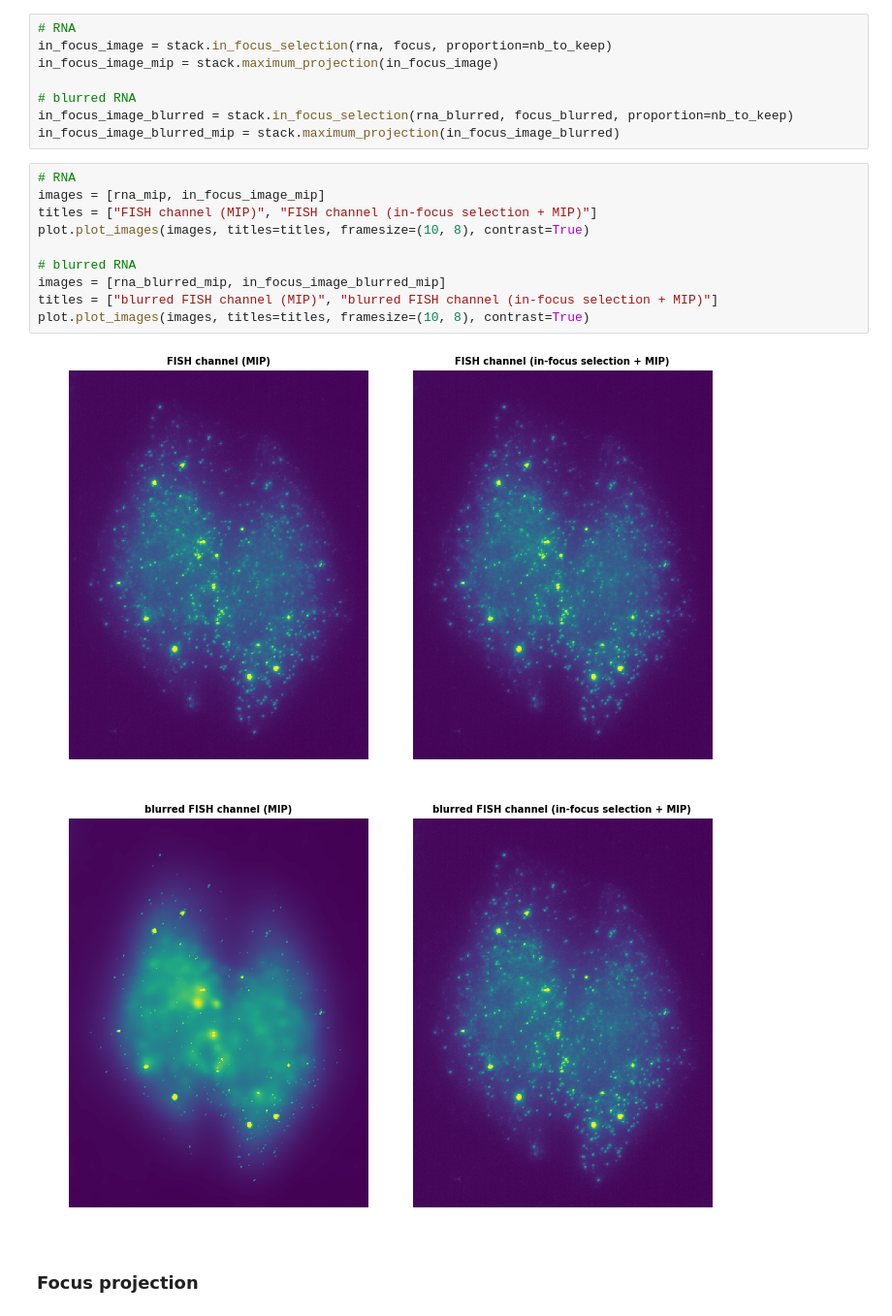
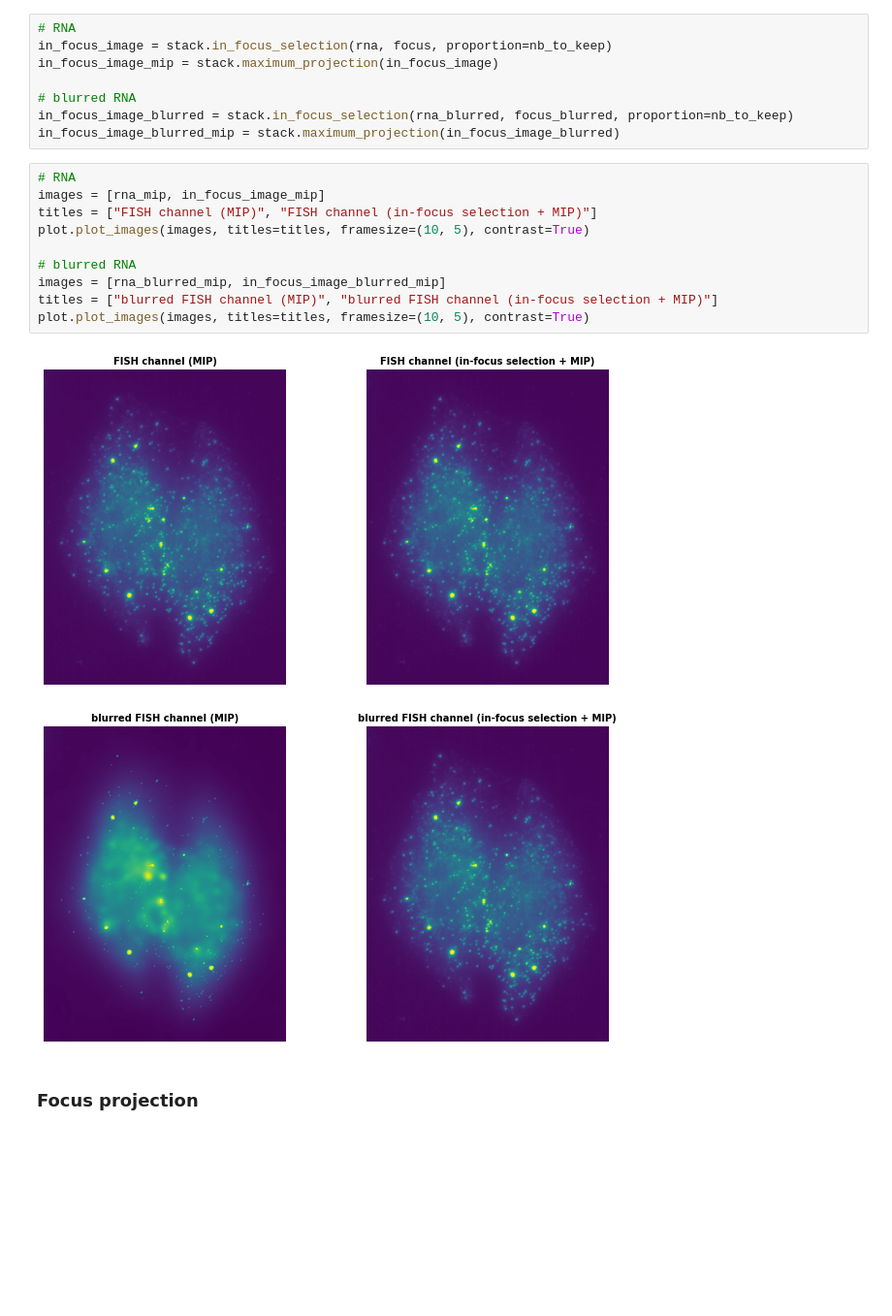
Before and after one commit to fish-quant/big-fish-examples, a Jupyter notebook: notebooks/3 - Project in two dimensions.ipynb, the cells around one changed output. Shown at 97% size. Saved outputs shown, nothing was run; the diff lists cells and outputs as text; blank space fills up the shorter version.

```diff
--- a/notebooks/3 - Project in two dimensions.ipynb
+++ b/notebooks/3 - Project in two dimensions.ipynb
@@ -110,16 +110,16 @@ in_focus_image_blurred_mip = stack.maximum_projection(in_focus_image_blurred)
 # %%
 # RNA
 images = [rna_mip, in_focus_image_mip]
 titles = ["FISH channel (MIP)", "FISH channel (in-focus selection + MIP)"]
-plot.plot_images(images, titles=titles, framesize=(10, 8), contrast=True)
+plot.plot_images(images, titles=titles, framesize=(10, 5), contrast=True)
 
 # blurred RNA
 images = [rna_blurred_mip, in_focus_image_blurred_mip]
 titles = ["blurred FISH channel (MIP)", "blurred FISH channel (in-focus selection + MIP)"]
-plot.plot_images(images, titles=titles, framesize=(10, 8), contrast=True)
+plot.plot_images(images, titles=titles, framesize=(10, 5), contrast=True)
 # %% [output]
-[figure, old version]
+[figure, new version]
-[figure, old version]
+[figure, new version]
 # %% [markdown]
 ### Focus projection
 # %% [markdown]
```
Also changed, not shown: parts of 8 cells of this notebook, 7 other files.
